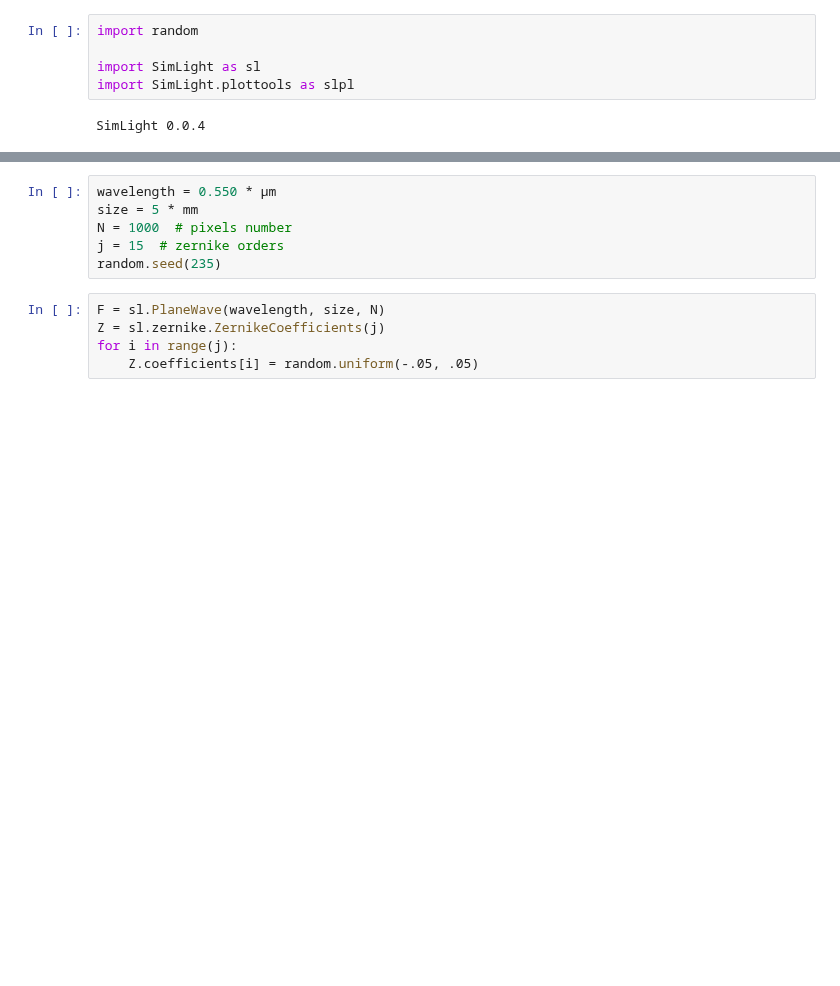
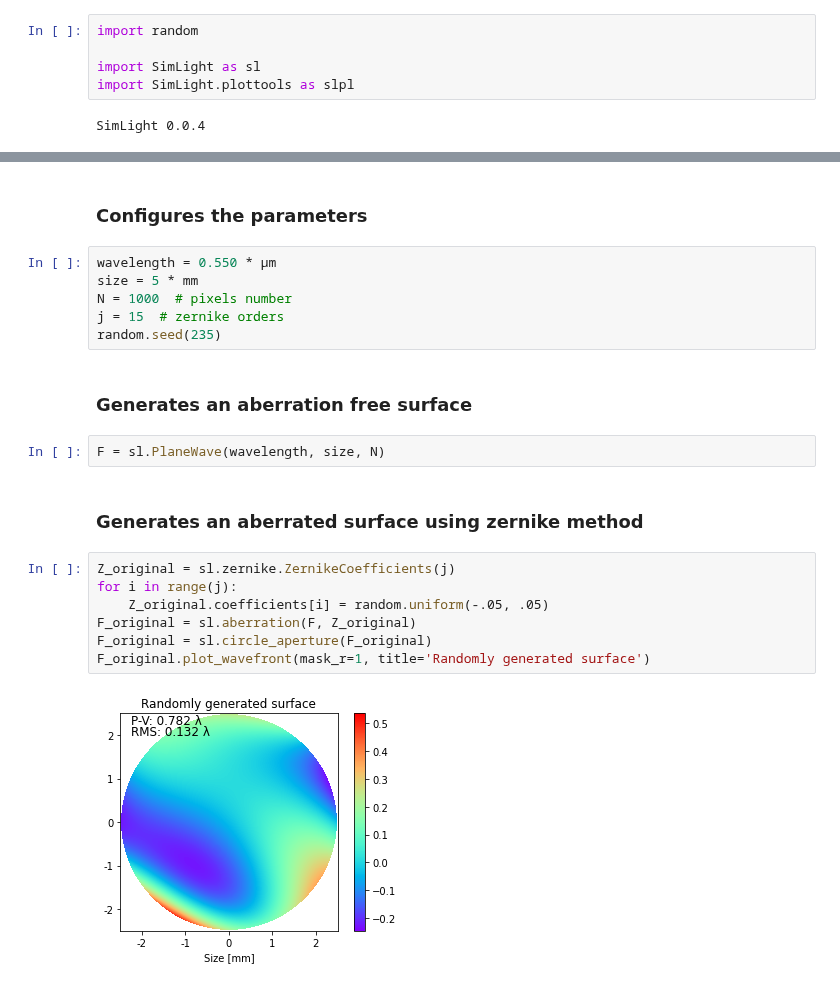
Before and after one commit to Miyoshichi/SimLight, a Jupyter notebook: Examples/zernike.ipynb, the cells around one changed output, grey strips where cells are left out. Saved outputs shown, nothing was run; the diff lists cells and outputs as text; blank space fills up the shorter version.

```diff
--- a/Examples/zernike.ipynb
+++ b/Examples/zernike.ipynb
@@ -12,14 +17,26 @@ cm = 1e-2
 mm = 1e-3
 µm = 1e-6
 nm = 1e-9
+# %% [markdown]
+### Configures the parameters
 # %%
 wavelength = 0.550 * µm
 size = 5 * mm
 N = 1000  # pixels number
 j = 15  # zernike orders
 random.seed(235)
+# %% [markdown]
+### Generates an aberration free surface
+# %%
+F = sl.PlaneWave(wavelength, size, N)
+# %% [markdown]
+### Generates an aberrated surface using zernike method
 # %%
-F = sl.PlaneWave(wavelength, size, N)
-Z = sl.zernike.ZernikeCoefficients(j)
+Z_original = sl.zernike.ZernikeCoefficients(j)
 for i in range(j):
-    Z.coefficients[i] = random.uniform(-.05, .05)
+    Z_original.coefficients[i] = random.uniform(-.05, .05)
+F_original = sl.aberration(F, Z_original)
+F_original = sl.circle_aperture(F_original)
+F_original.plot_wavefront(mask_r=1, title='Randomly generated surface')
+# %% [output]
+[figure, added]
```
Also changed, not shown: parts of 13 cells of this notebook, 1 other file.
